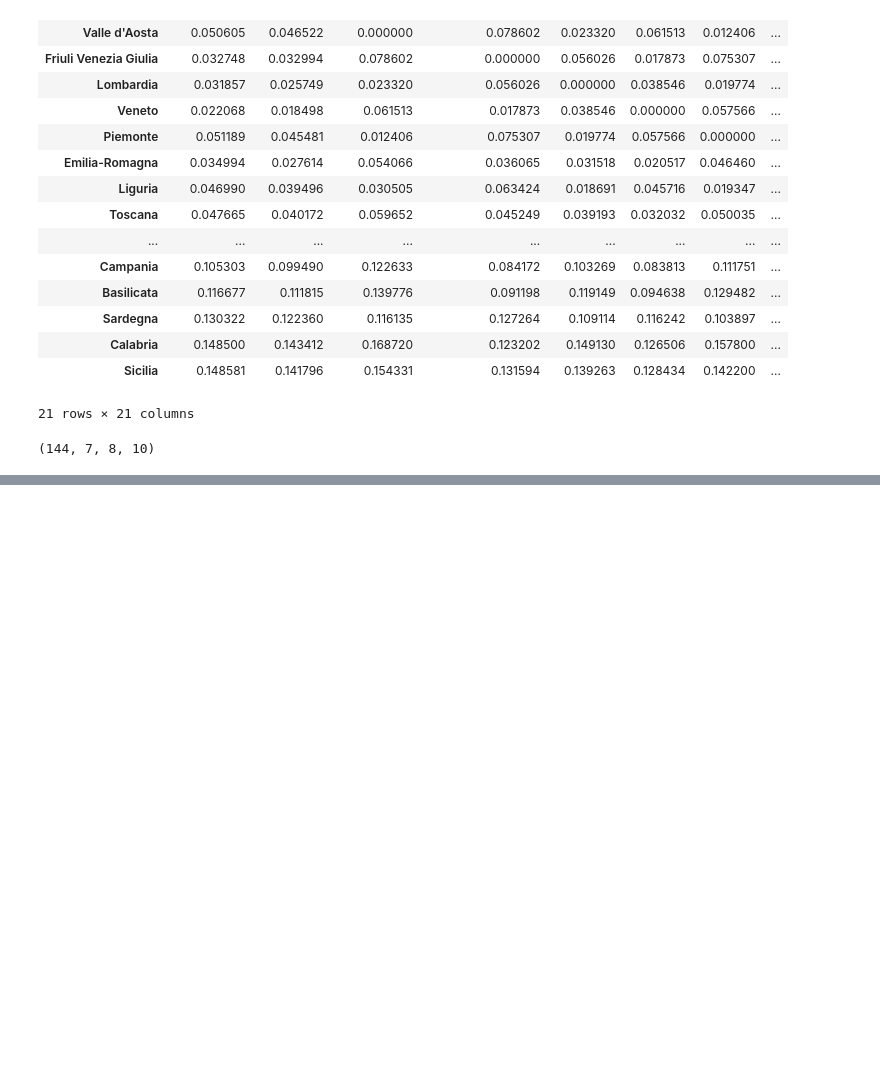
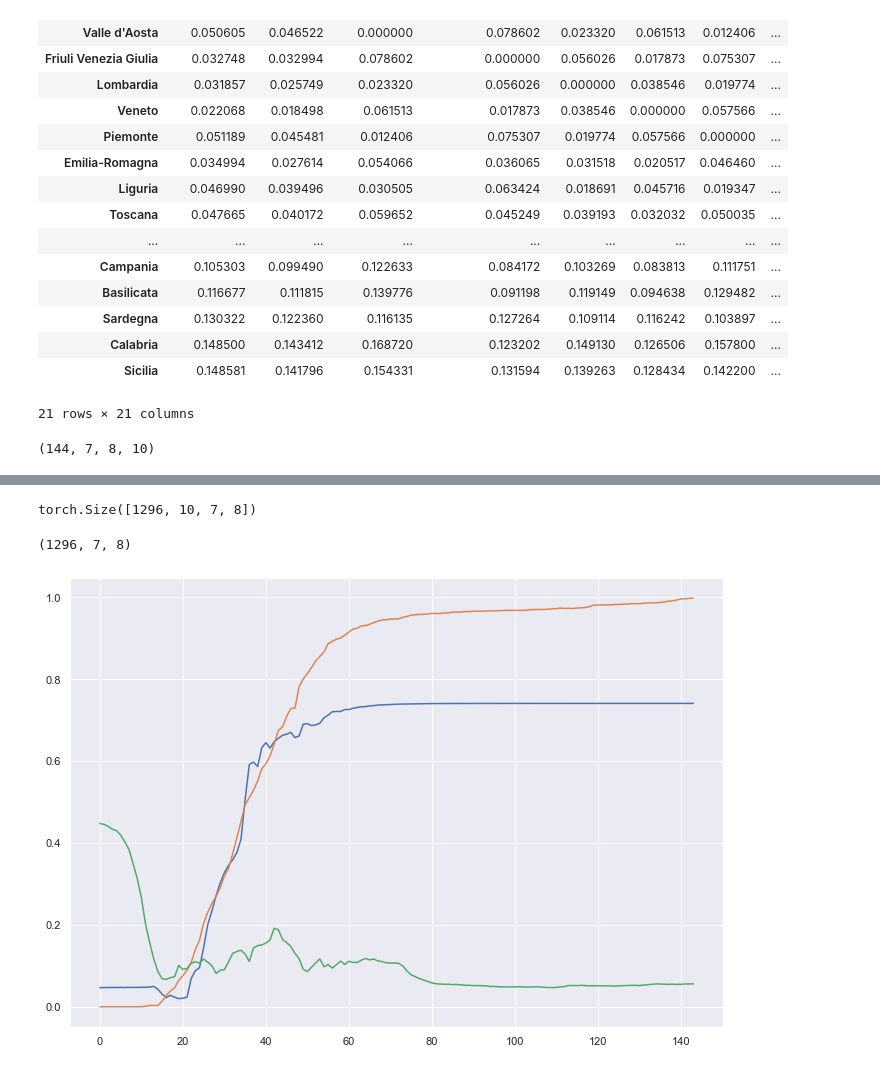
Before and after one commit to Gaurangkarwande/outbreak-prediction, a Jupyter notebook: myPlayground.ipynb, the cells around one changed output, grey strips where cells are left out. Cells and saved outputs as stored; diff of their text form; code cells hidden in the pictures; blank space fills up the shorter version.

Commit message:
auto-encoder raw

```diff
--- a/myPlayground.ipynb
+++ b/myPlayground.ipynb
@@ -196,0 +321,19 @@ train_loader
+# %%
+epoch = 50
+lr = 1e-4
+feature_size = x_train.shape[3]
+output_size = x_train.shape[3]
+num_lstm_layers = 2
+batch_size = 16
+
+################################################################################
+                                                       #
+model = AutoEncoder(feature_size, output_size, num_lstm_layers)
+model.apply(initialize_parameters)
+optim = torch.optim.Adam(model.parameters())
+#optim = torch.optim.SGD(model.parameters(), lr=lr, momentum=0.9)
+criterion = nn.L1Loss()
+################################################################################
+#                                 END OF YOUR CODE                             #
+################################################################################
+model = Solver(model, train_loader, optim, criterion, epoch=epoch, lr=lr, print_every=1)
@@ -196,0 +358,24 @@ train_loader
+# %%
+def predict(x):
+    x = x.to(device)
+    y_pred = model(x)
+    return y_pred
+# %%
+print(x_train.shape)
+x_train_pred = predict(x_train).detach().numpy()
+x_train_pred.shape
+# %% [output]
+torch.Size([1296, 10, 7, 8])
+(1296, 7, 8)
+# %%
+train_labels = y_train.detach().numpy()
+reconstructed_cases = x_train_pred[:,0, 4]
+actual_cases = train_labels[:,0, 4]
+cases_train_mae_loss = np.abs(reconstructed_cases - actual_cases)
+# %%
+plt.plot(reconstructed_cases[0:144])
+plt.plot(actual_cases[0:144])
+plt.plot(train_mae_loss[0:144])
+plt.show()
+# %% [output]
+[figure, added]
```
Also changed, not shown: parts of 17 cells of this notebook, 1 other file.
